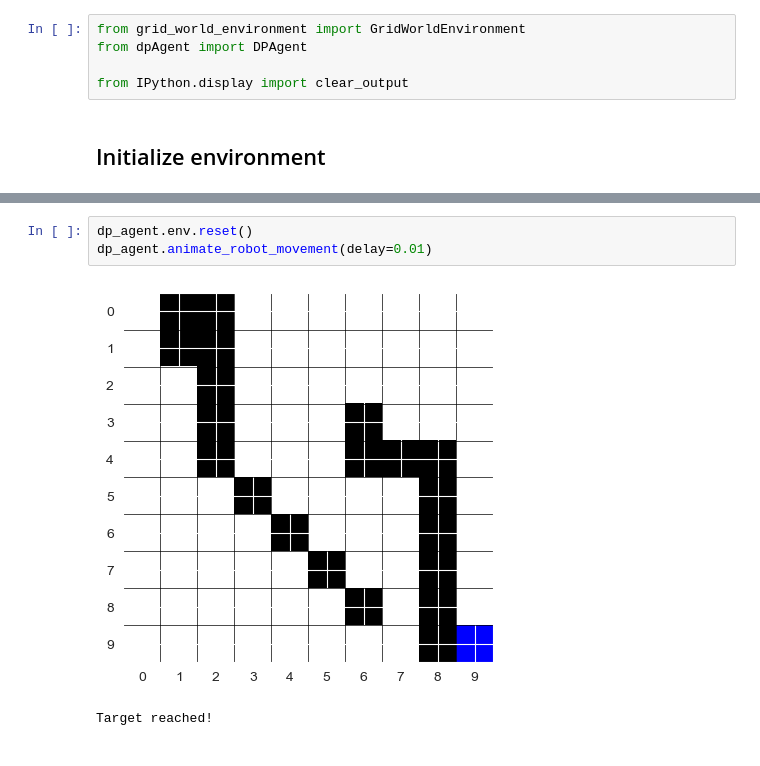
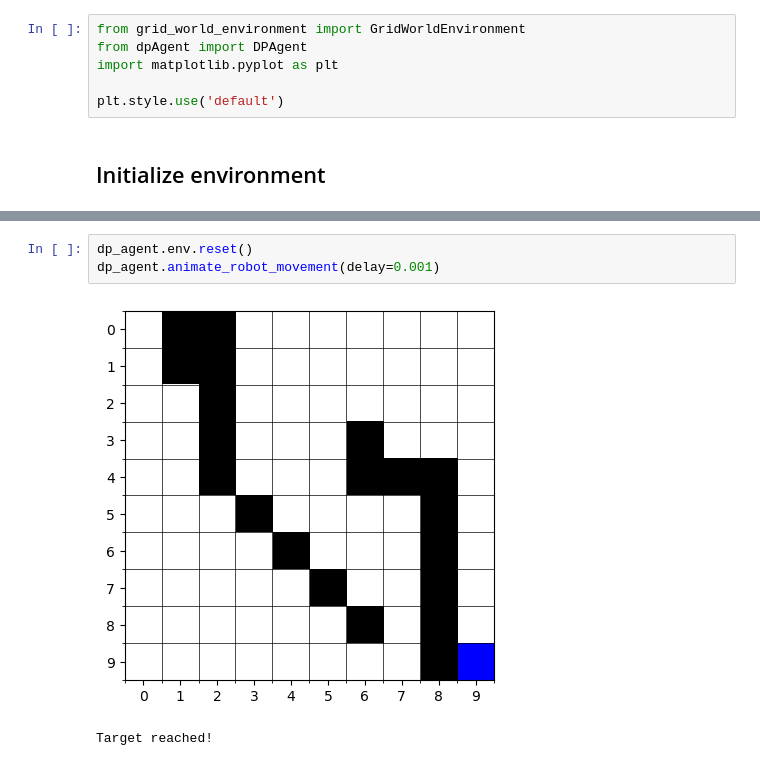
Before and after one commit to iltramont/RL_Grid_World, a Jupyter notebook: main_DPAgent.ipynb, the cells around one changed output, grey strips where cells are left out. Drawn from its saved outputs; the diff is of its cells as text.

```diff
--- a/main_DPAgent.ipynb
+++ b/main_DPAgent.ipynb
@@ -1,8 +1,9 @@
 # %%
 from grid_world_environment import GridWorldEnvironment
 from dpAgent import DPAgent
+import matplotlib.pyplot as plt
 
-from IPython.display import clear_output
+plt.style.use('default')
 # %% [markdown]
 ## Initialize environment
 # %%
@@ -31,6 +31,6 @@ Iteration 4...
 # %%
 dp_agent.env.reset()
-dp_agent.animate_robot_movement(delay=0.01)
+dp_agent.animate_robot_movement(delay=0.001)
 # %% [output]
-[figure, old version]
+[figure, new version]
 Target reached!
```
Also changed, not shown: parts of 6 cells of this notebook, 1 other file.
